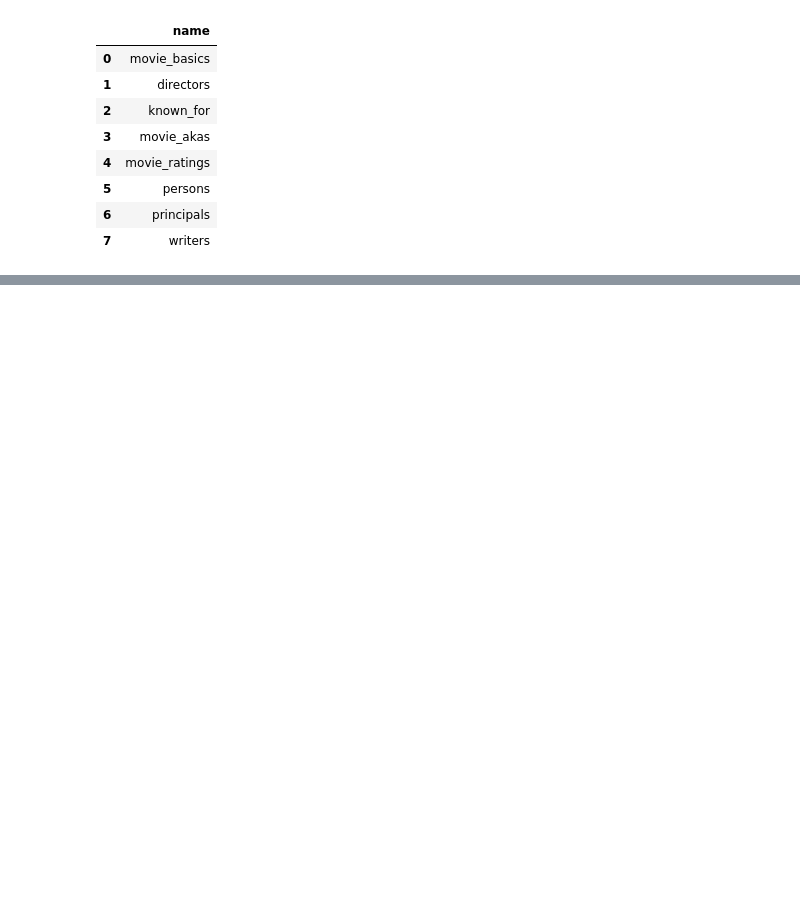
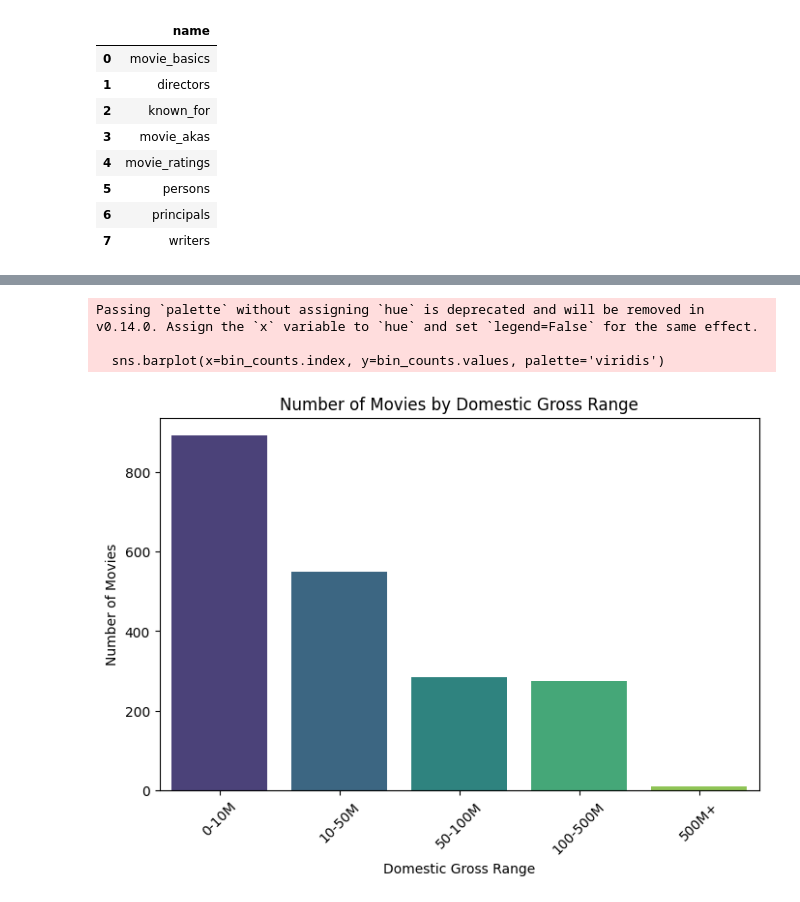
Before and after one commit to Alanmuchiri/Group7---Phase-2, a Jupyter notebook: film_perfomance.ipynb, the cells around one changed output, grey strips where cells are left out. Cells and saved outputs as stored; diff of their text form; code cells hidden in the pictures; blank space fills up the shorter version.

```diff
--- a/film_perfomance.ipynb
+++ b/film_perfomance.ipynb
@@ -386,0 +463,7 @@ LIMIT 10;
+# %%
+ # Frequency Table
+
+bins = [0, 10e6, 50e6, 100e6, 500e6, 1e9]
+labels = ['0-10M', '10-50M', '50-100M', '100-500M', '500M+']
+df['domestic_bin'] = pd.cut(df['domestic_gross'], bins=bins, labels=labels)
+df['domestic_bin'].value_counts().sort_index()
@@ -386,0 +479,17 @@ LIMIT 10;
+# %%
+# Count the number of movies in each bin
+bin_counts = df['domestic_bin'].value_counts().sort_index()
+
+# Plot
+plt.figure(figsize=(8,5))
+sns.barplot(x=bin_counts.index, y=bin_counts.values, palette='viridis')
+plt.title("Number of Movies by Domestic Gross Range")
+plt.xlabel("Domestic Gross Range")
+plt.ylabel("Number of Movies")
+plt.xticks(rotation=45)
+plt.show()
+# %% [output]
+Passing `palette` without assigning `hue` is deprecated and will be removed in v0.14.0. Assign the `x` variable to `hue` and set `legend=False` for the same effect.
+
+  sns.barplot(x=bin_counts.index, y=bin_counts.values, palette='viridis')
+[figure, added]
```
Also changed, not shown: parts of 15 cells of this notebook.
